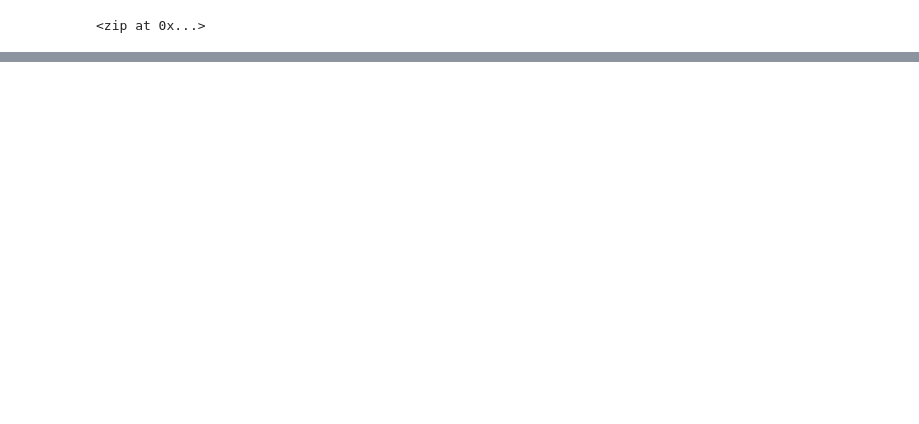
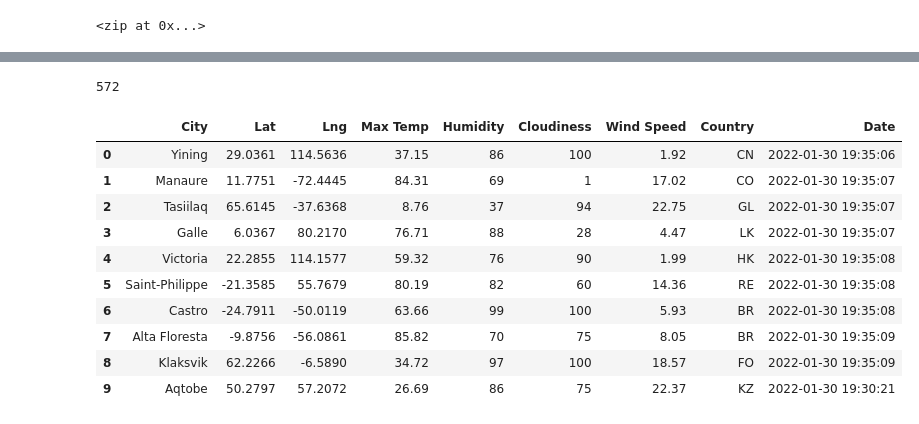
Before and after one commit to Gdreyes172/World_Weather_Analysis, a Jupyter notebook: WeatherPy.ipynb, the cells around one changed output, grey strips where cells are left out. Cells and saved outputs as stored; diff of their text form; code cells hidden in the pictures; blank space fills up the shorter version.

Commit message:
Adding the city data in csv and WeatherPy file

```diff
--- a/WeatherPy.ipynb
+++ b/WeatherPy.ipynb
@@ -14,6 +17,15 @@ lat_lngs = zip(lat, lngs)
 lat_lngs
 # %% [output]
 <zip at 0x...>
+# %%
+# Import the requests library.
+import requests
+
+# Import the API key.
+from config import weather_api_key
+
+# Starting URL for Weather Map API Call.
+url = "http://api.openweathermap.org/data/2.5/weather?units=Imperial&APPID=" + weather_api_key
 # %%
 # Add the latitudes and longitudes to a list.
 coordinates = list(lat_lngs)
@@ -33,0 +79,8 @@ len(cities)
+# %%
+# Create an endpoint URL for a city.
+city_url = url + "&q=" + "Boston"
+city_weather = requests.get(city_url)
+if city_weather.status_code == 200:
+    print(f"City Weather found.")
+else:
+    print(f"City weather not found.")
@@ -33,0 +157,10 @@ len(cities)
+# %%
+# Create an empty list to hold the weather data.
+city_data = []
+# Print the beginning of the logging.
+print("Beginning Data Retrieval     ")
+print("-----------------------------")
+
+# Create counters.
+record_count = 1
+set_count = 1
@@ -33,0 +240,20 @@ len(cities)
+# %%
+len(city_data)
+# %% [output]
+572
+# %%
+# Convert the array of dictionaries to a Pandas DataFrame.
+city_data_df = pd.DataFrame(city_data)
+city_data_df.head(10)
+# %% [output]
+|  | City | Lat | Lng | Max Temp | Humidity | Cloudiness | Wind Speed | Country | Date |
+| 0 | Yining | 29.0361 | 114.5636 | 37.15 | 86 | 100 | 1.92 | CN | 2022-01-30 19:35:06 |
+| 1 | Manaure | 11.7751 | -72.4445 | 84.31 | 69 | 1 | 17.02 | CO | 2022-01-30 19:35:07 |
+| 2 | Tasiilaq | 65.6145 | -37.6368 | 8.76 | 37 | 94 | 22.75 | GL | 2022-01-30 19:35:07 |
+| 3 | Galle | 6.0367 | 80.2170 | 76.71 | 88 | 28 | 4.47 | LK | 2022-01-30 19:35:07 |
+| 4 | Victoria | 22.2855 | 114.1577 | 59.32 | 76 | 90 | 1.99 | HK | 2022-01-30 19:35:08 |
+| 5 | Saint-Philippe | -21.3585 | 55.7679 | 80.19 | 82 | 60 | 14.36 | RE | 2022-01-30 19:35:08 |
+| 6 | Castro | -24.7911 | -50.0119 | 63.66 | 99 | 100 | 5.93 | BR | 2022-01-30 19:35:08 |
+| 7 | Alta Floresta | -9.8756 | -56.0861 | 85.82 | 70 | 75 | 8.05 | BR | 2022-01-30 19:35:09 |
+| 8 | Klaksvik | 62.2266 | -6.5890 | 34.72 | 97 | 100 | 18.57 | FO | 2022-01-30 19:35:09 |
+| 9 | Aqtobe | 50.2797 | 57.2072 | 26.69 | 86 | 75 | 22.37 | KZ | 2022-01-30 19:30:21 |
```
Also changed, not shown: parts of 16 cells of this notebook, 1 other file.
